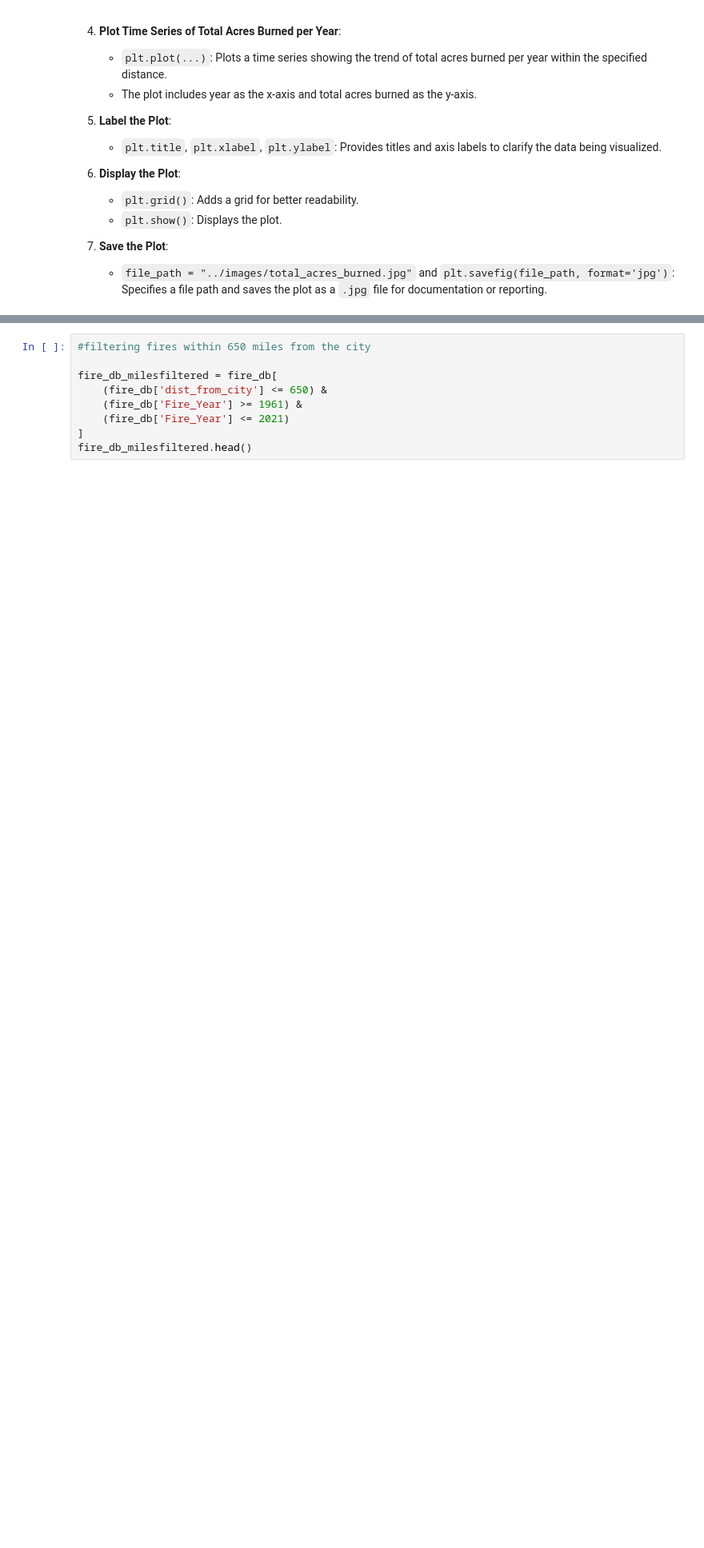
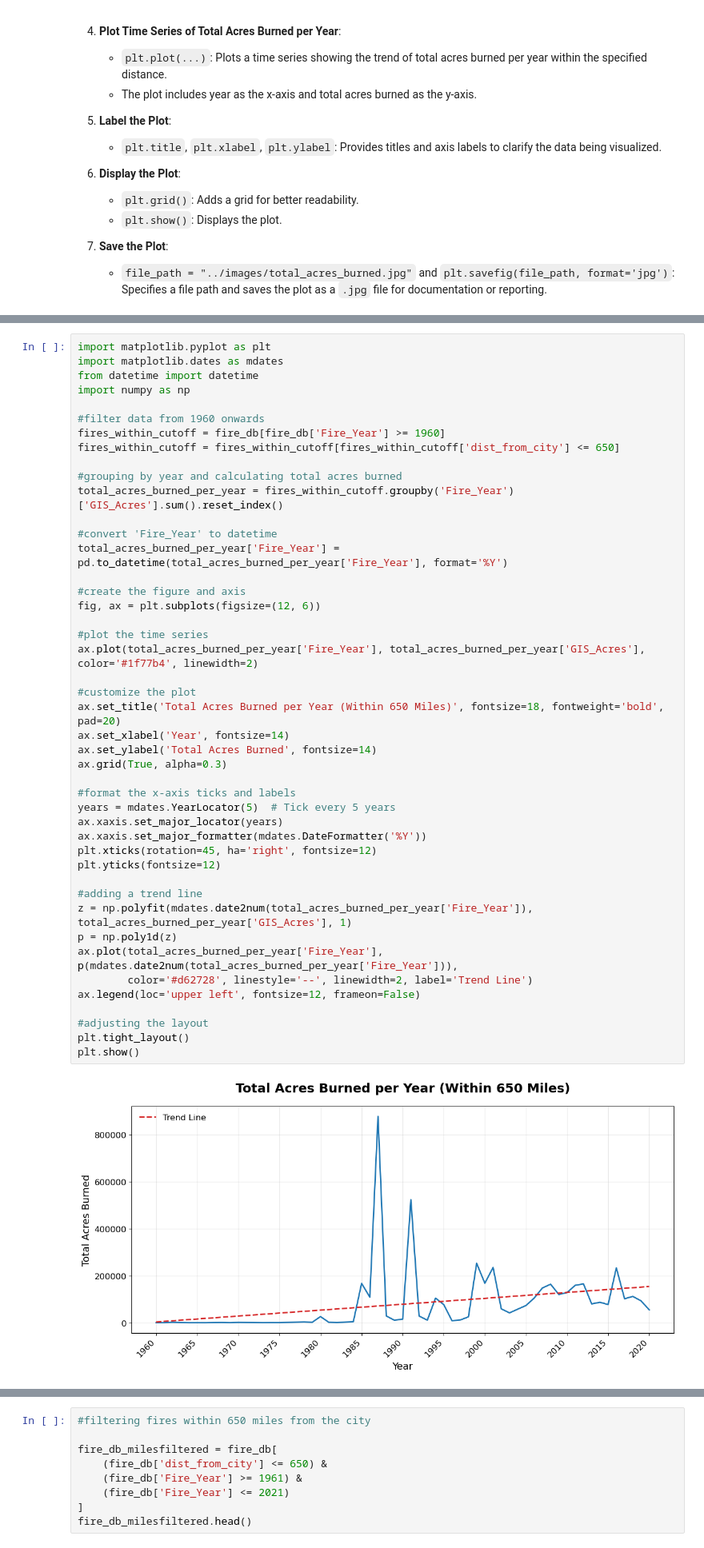
Before and after one commit to trishabanerjee27/wildland-fire-impact-assessment, a Jupyter notebook: code/part 1 analysis.ipynb, the cells around one changed output, grey strips where cells are left out. Shown at 80% size. Saved outputs shown, nothing was run; the diff lists cells and outputs as text; blank space fills up the shorter version.

```diff
--- a/code/part 1 analysis.ipynb
+++ b/code/part 1 analysis.ipynb
@@ -272,4 +273,51 @@ file_path
 <Figure size 640x480 with 0 Axes>
+# %%
+import matplotlib.pyplot as plt
+import matplotlib.dates as mdates
+from datetime import datetime
+import numpy as np
+
+#filter data from 1960 onwards
+fires_within_cutoff = fire_db[fire_db['Fire_Year'] >= 1960]
+fires_within_cutoff = fires_within_cutoff[fires_within_cutoff['dist_from_city'] <= 650]
+
+#grouping by year and calculating total acres burned
+total_acres_burned_per_year = fires_within_cutoff.groupby('Fire_Year')['GIS_Acres'].sum().reset_index()
+
+#convert 'Fire_Year' to datetime
+total_acres_burned_per_year['Fire_Year'] = pd.to_datetime(total_acres_burned_per_year['Fire_Year'], format='%Y')
+
+#create the figure and axis
+fig, ax = plt.subplots(figsize=(12, 6))
+
+#plot the time series
+ax.plot(total_acres_burned_per_year['Fire_Year'], total_acres_burned_per_year['GIS_Acres'], color='#1f77b4', linewidth=2)
+
+#customize the plot
+ax.set_title('Total Acres Burned per Year (Within 650 Miles)', fontsize=18, fontweight='bold', pad=20)
+ax.set_xlabel('Year', fontsize=14)
+ax.set_ylabel('Total Acres Burned', fontsize=14)
+ax.grid(True, alpha=0.3)
+
+#format the x-axis ticks and labels
+years = mdates.YearLocator(5)  # Tick every 5 years
+ax.xaxis.set_major_locator(years)
+ax.xaxis.set_major_formatter(mdates.DateFormatter('%Y'))
+plt.xticks(rotation=45, ha='right', fontsize=12)
+plt.yticks(fontsize=12)
+
+#adding a trend line
+z = np.polyfit(mdates.date2num(total_acres_burned_per_year['Fire_Year']), total_acres_burned_per_year['GIS_Acres'], 1)
+p = np.poly1d(z)
+ax.plot(total_acres_burned_per_year['Fire_Year'], p(mdates.date2num(total_acres_burned_per_year['Fire_Year'])),
+        color='#d62728', linestyle='--', linewidth=2, label='Trend Line')
+ax.legend(loc='upper left', fontsize=12, frameon=False)
+
+#adjusting the layout
+plt.tight_layout()
+plt.show()
+# %% [output]
+[figure, added]
 # %% [markdown]
 ### Explanation:
 
```
Also changed, not shown: parts of 8 cells of this notebook, 9 other files.
